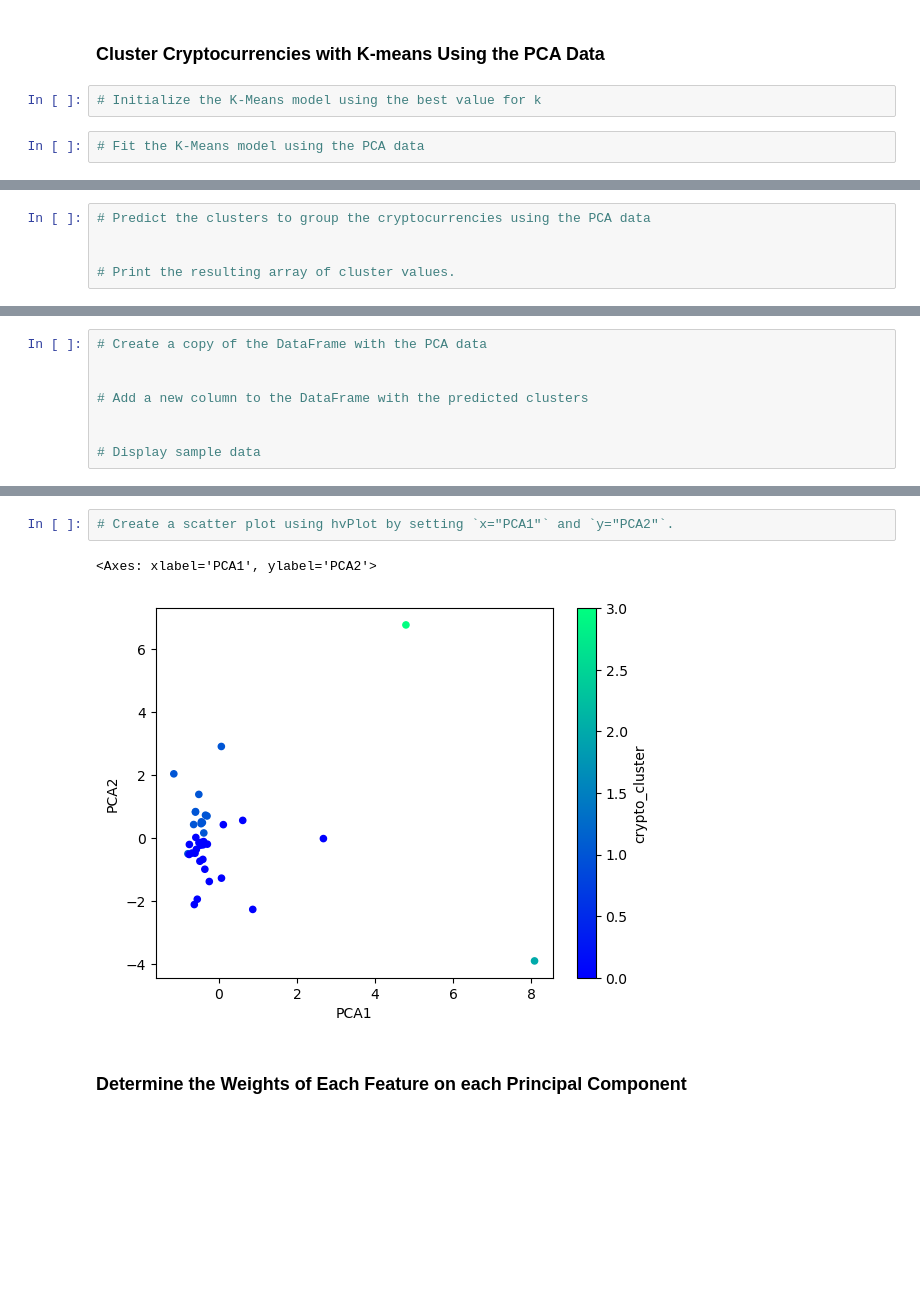
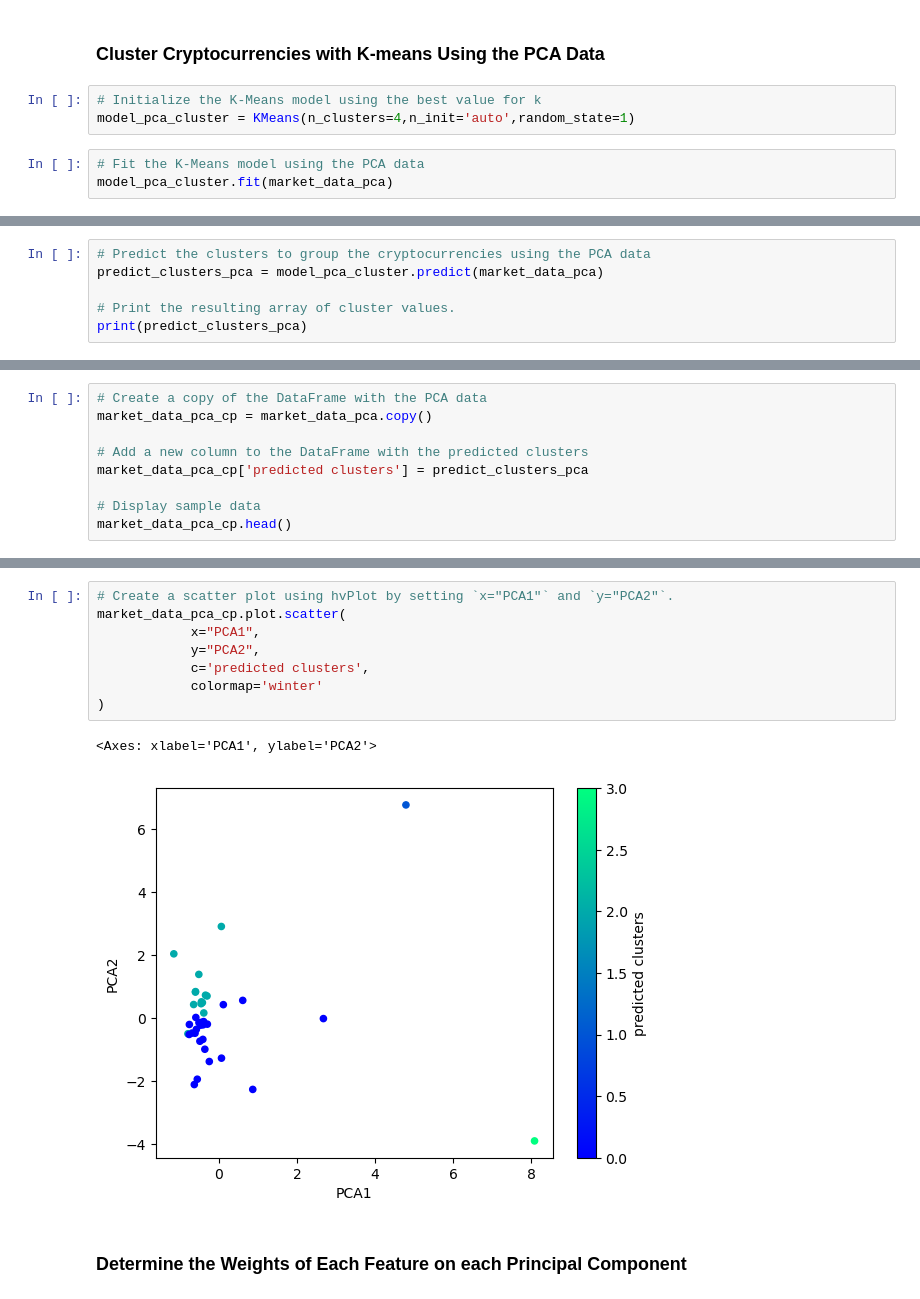
Before and after one commit to mikeyms1/CryptoClustering, a Jupyter notebook: Crypto_Clustering.ipynb, the cells around one changed output, grey strips where cells are left out. Drawn from its saved outputs; the diff is of its cells as text; blank space fills up the shorter version.

```diff
--- a/Crypto_Clustering.ipynb
+++ b/Crypto_Clustering.ipynb
@@ -241,5 +286,7 @@ array([0.3719856 , 0.34700813, 0.17603793])
 ### Cluster Cryptocurrencies with K-means Using the PCA Data
 # %%
 # Initialize the K-Means model using the best value for k
+model_pca_cluster = KMeans(n_clusters=4,n_init='auto',random_state=1)
 # %%
 # Fit the K-Means model using the PCA data
+model_pca_cluster.fit(market_data_pca)
@@ -246,5 +295,6 @@ array([0.3719856 , 0.34700813, 0.17603793])
 # %%
 # Predict the clusters to group the cryptocurrencies using the PCA data
-
+predict_clusters_pca = model_pca_cluster.predict(market_data_pca)
 
 # Print the resulting array of cluster values.
+print(predict_clusters_pca)
@@ -251,9 +304,10 @@ array([0.3719856 , 0.34700813, 0.17603793])
 # %%
 # Create a copy of the DataFrame with the PCA data
-
+market_data_pca_cp = market_data_pca.copy()
 
 # Add a new column to the DataFrame with the predicted clusters
-
+market_data_pca_cp['predicted clusters'] = predict_clusters_pca
 
 # Display sample data
+market_data_pca_cp.head()
 # %% [output]
@@ -267,8 +321,14 @@ array([0.3719856 , 0.34700813, 0.17603793])
 # %%
 # Create a scatter plot using hvPlot by setting `x="PCA1"` and `y="PCA2"`.
+market_data_pca_cp.plot.scatter(
+            x="PCA1",
+            y="PCA2",
+            c='predicted clusters',
+            colormap='winter'
+)
 # %% [output]
 <Axes: xlabel='PCA1', ylabel='PCA2'>
-[figure, old version]
+[figure, new version]
 # %% [markdown]
 ### Determine the Weights of Each Feature on each Principal Component
 # %%
```
Also changed, not shown: parts of 24 cells of this notebook.
